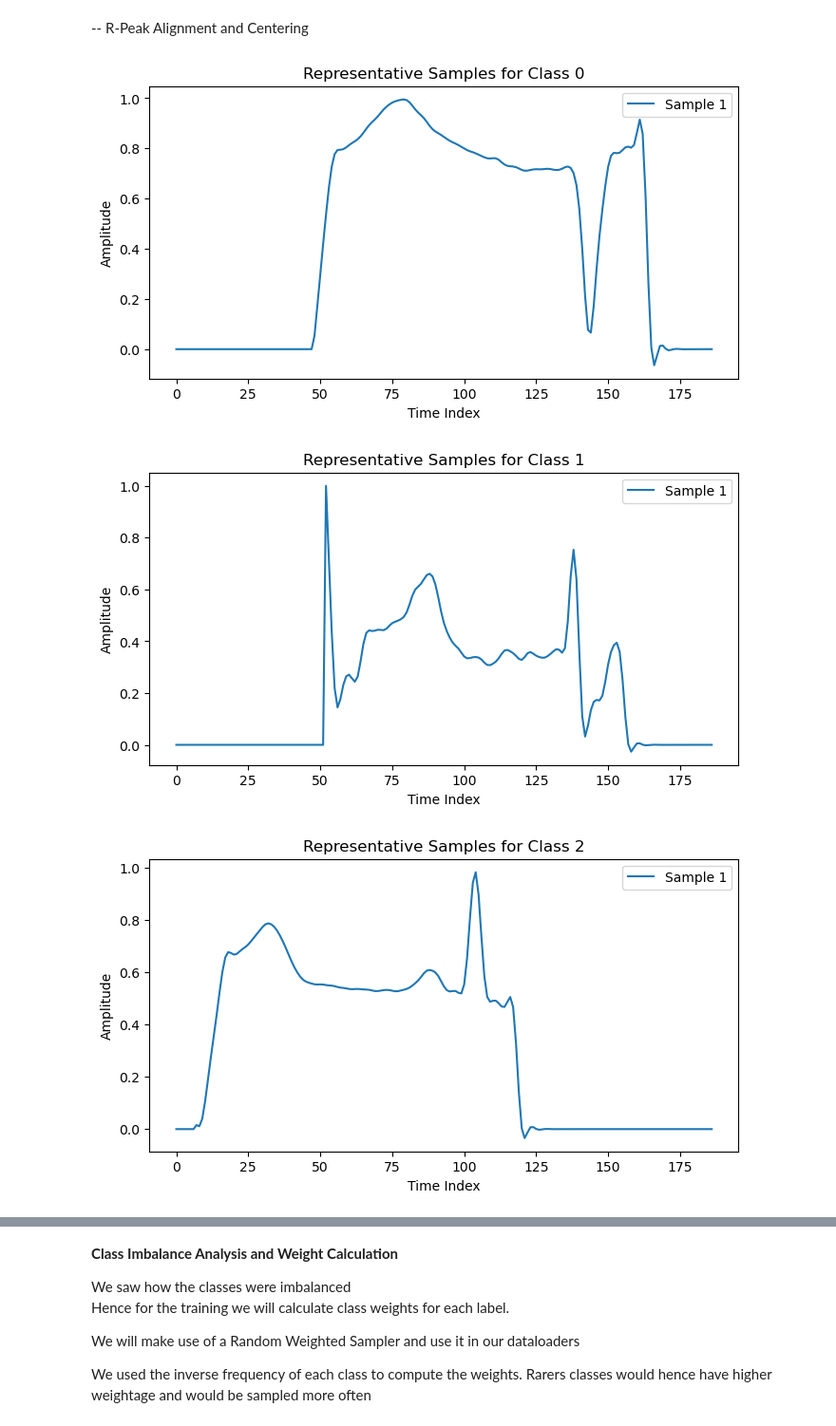
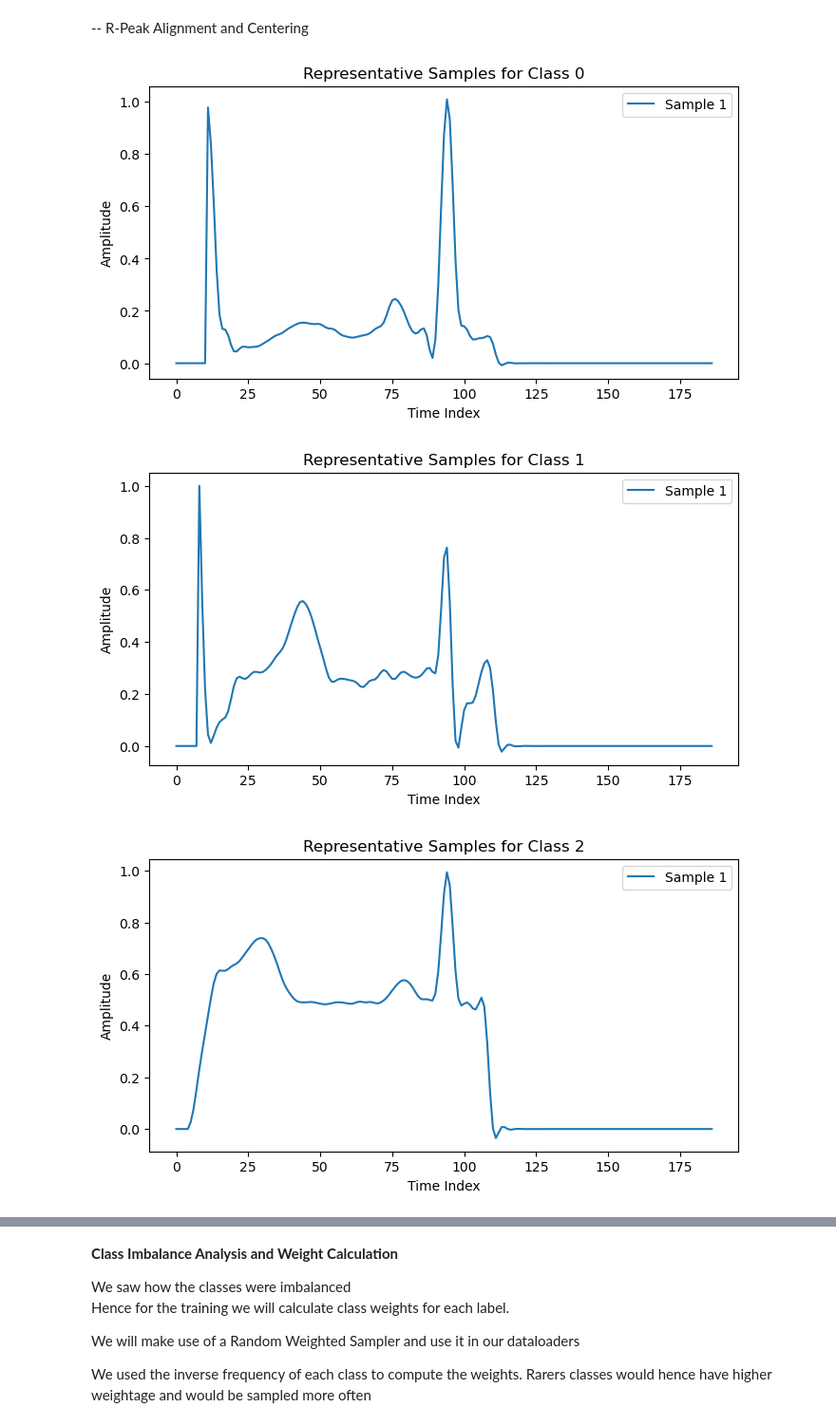
Before and after one commit to williamjohn972/Deep-Learning-for-ECG-Heartbeat-Classification, a Jupyter notebook: main.ipynb, the cells around one changed output, grey strips where cells are left out. Shown at 95% size. Saved outputs shown, nothing was run; the diff lists cells and outputs as text; code cells hidden in the pictures.

```diff
--- a/main.ipynb
+++ b/main.ipynb
@@ -100,5 +85,5 @@ from utils.data import sample
 # %%
-X_train_preprocessed = np.copy(X_train)
+X_preprocessed = np.copy(X)
 # %% [markdown]
 -- Denoising using a Low-Pass Filter
 
@@ -108,9 +91,10 @@ from utils.preprocessing import apply_low_pass_filter
 # %%
-for i in tqdm(range(X_train.shape[0]), desc="Applying Low Pass Filter", leave=False):
+for i in tqdm(range(X.shape[0]), desc="Applying Low Pass Filter", leave=False):
 
-    X_sample = X_train[i]
+    X_sample = X[i]
 
-    X_train_preprocessed[i] = apply_low_pass_filter(sample=X_sample,
+    X_preprocessed[i] = apply_low_pass_filter(sample=X_sample,
                           sampling_frequency=125,
-                          cutoff_frequency=25)
+                          cutoff_frequency=25,
+                          order=3)
 # %%
@@ -191,20 +172,20 @@ pd.DataFrame(X_train_preprocessed).head()
 # %%
 from utils.preprocessing import linear_alignment_of_r_peak
 # %%
-for i in tqdm(range(X_train_preprocessed.shape[0]), leave=False, desc="Performing Linear Alignment"):
+for i in tqdm(range(X_preprocessed.shape[0]), leave=False, desc="Performing Linear Alignment"):
 
-    X_sample = X_train_preprocessed[i]
+    X_sample = X_preprocessed[i]
 
-    X_train_preprocessed[i] = linear_alignment_of_r_peak(sample=X_sample,
+    X_preprocessed[i] = linear_alignment_of_r_peak(sample=X_sample,
                                       sampling_rate=125,
                                       target_index=94,
-                                      method="pantompkins")
+                                      method="neurokit")
 # %%
-plot_unique_class_samples(X_train_preprocessed,y_train,num_samples=1,
+plot_unique_class_samples(X_preprocessed,y,num_samples=1,
                           xlabel="Time Index",
                           ylabel="Amplitude",
                           figsize=(8,4))
 # %% [output]
-[figure, old version]
+[figure, new version]
-[figure, old version]
+[figure, new version]
-[figure, old version]
+[figure, new version]
```
Also changed, not shown: parts of 35 cells of this notebook, 1 other file.
